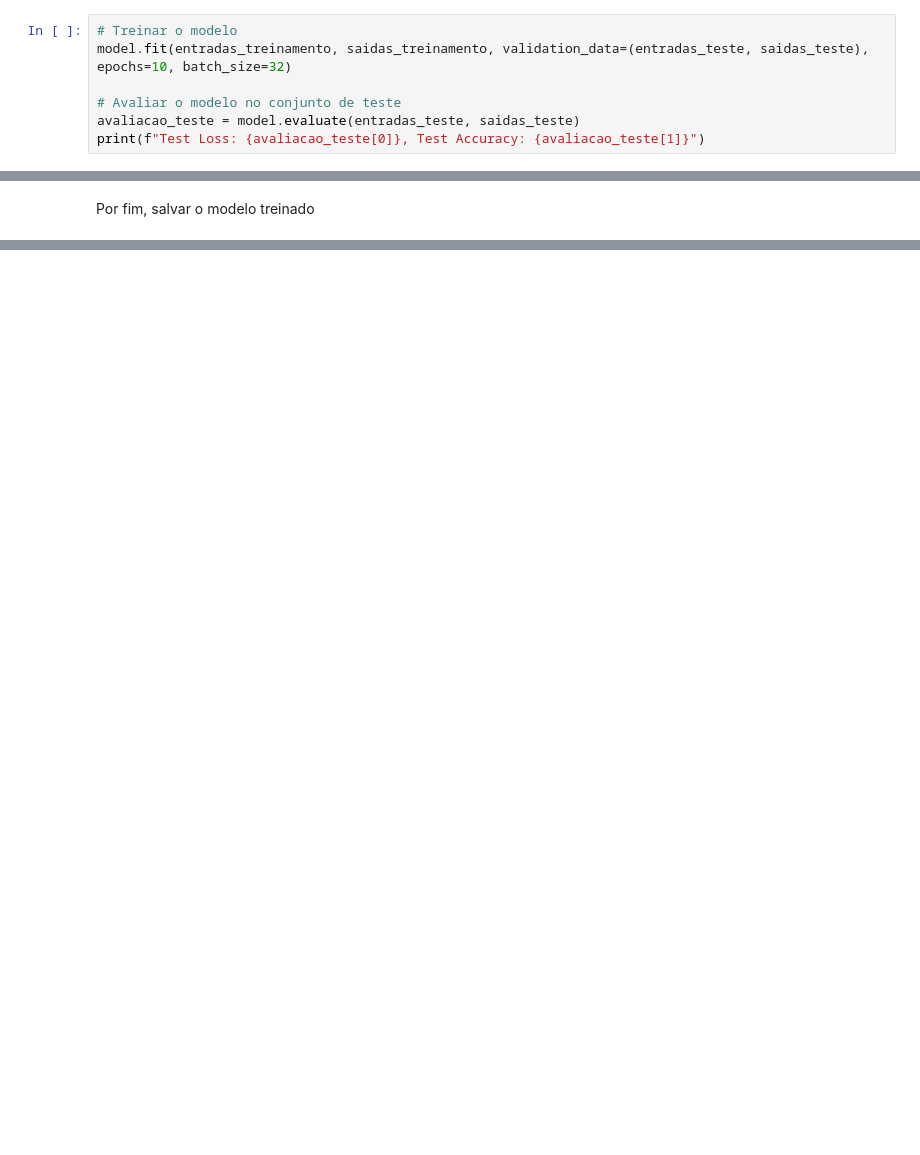
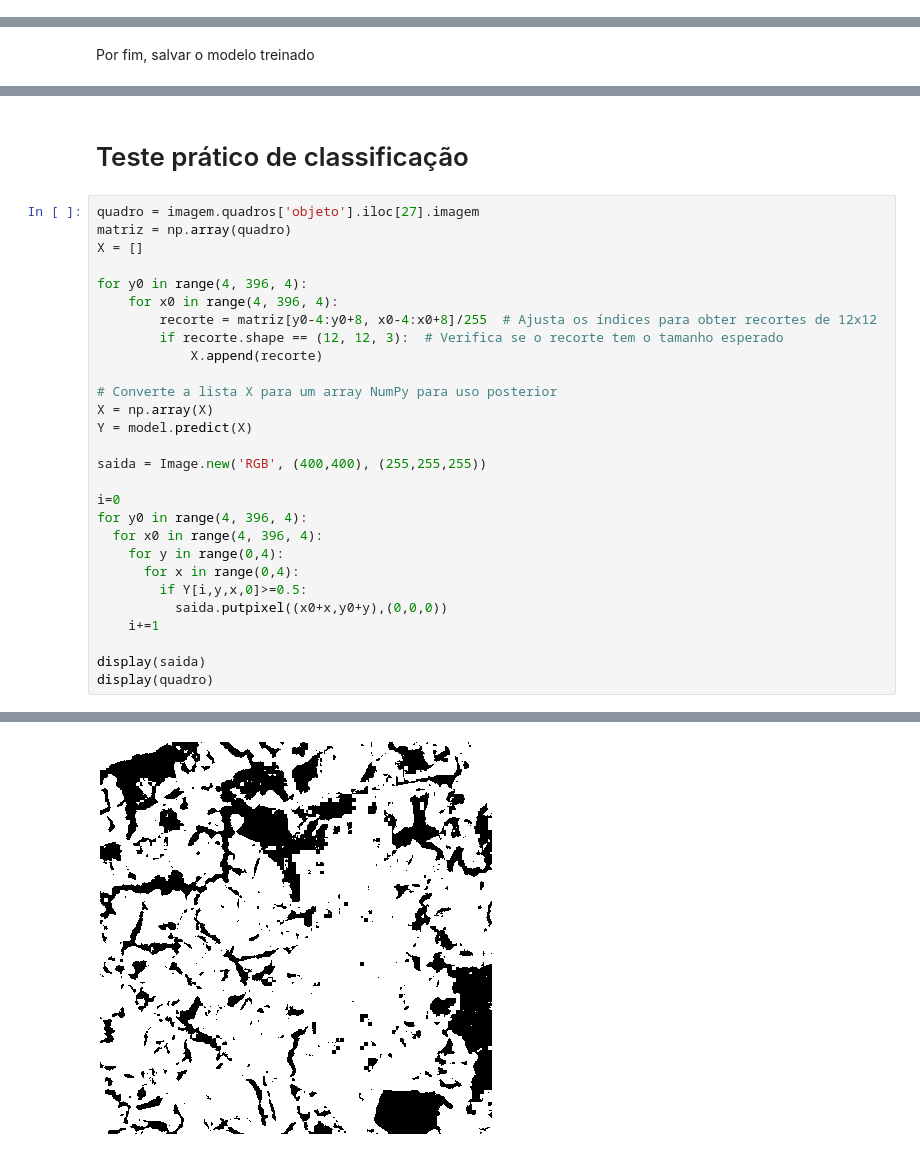
Before and after one commit to victorteodoro/projeto-aplicado-ii, a Jupyter notebook: notebooks/5_Treinando_e_testando_o_modelo.ipynb, the cells around one changed output, grey strips where cells are left out. Drawn from its saved outputs; the diff is of its cells as text; blank space fills up the shorter version.

Commit message:
Update the model trianing notebook

```diff
--- a/notebooks/5_Treinando_e_testando_o_modelo.ipynb
+++ b/notebooks/5_Treinando_e_testando_o_modelo.ipynb
@@ -272,7 +269,0 @@ Podemos repetir o treinamento se achar necessário
-# %%
-# Treinar o modelo
-model.fit(entradas_treinamento, saidas_treinamento, validation_data=(entradas_teste, saidas_teste), epochs=10, batch_size=32)
-
-# Avaliar o modelo no conjunto de teste
-avaliacao_teste = model.evaluate(entradas_teste, saidas_teste)
-print(f"Test Loss: {avaliacao_teste[0]}, Test Accuracy: {avaliacao_teste[1]}")
@@ -306,3 +279,34 @@ files.download(nome_do_arquivo)
 # %% [output]
 [interactive output not drawn]
 [interactive output not drawn]
+# %% [markdown]
+# Teste prático de classificação
+# %%
+quadro = imagem.quadros['objeto'].iloc[27].imagem
+matriz = np.array(quadro)
+X = []
+
+for y0 in range(4, 396, 4):
+    for x0 in range(4, 396, 4):
+        recorte = matriz[y0-4:y0+8, x0-4:x0+8]/255  # Ajusta os índices para obter recortes de 12x12
+        if recorte.shape == (12, 12, 3):  # Verifica se o recorte tem o tamanho esperado
+            X.append(recorte)
+
+# Converte a lista X para um array NumPy para uso posterior
+X = np.array(X)
+Y = model.predict(X)
+
+saida = Image.new('RGB', (400,400), (255,255,255))
+
+i=0
+for y0 in range(4, 396, 4):
+  for x0 in range(4, 396, 4):
+    for y in range(0,4):
+      for x in range(0,4):
+        if Y[i,y,x,0]>=0.5:
+          saida.putpixel((x0+x,y0+y),(0,0,0))
+    i+=1
+
+display(saida)
+display(quadro)
+# %% [output]
@@ -308,0 +314 @@ files.download(nome_do_arquivo)
+[figure, added]
```
Also changed, not shown: parts of 5 cells of this notebook.
